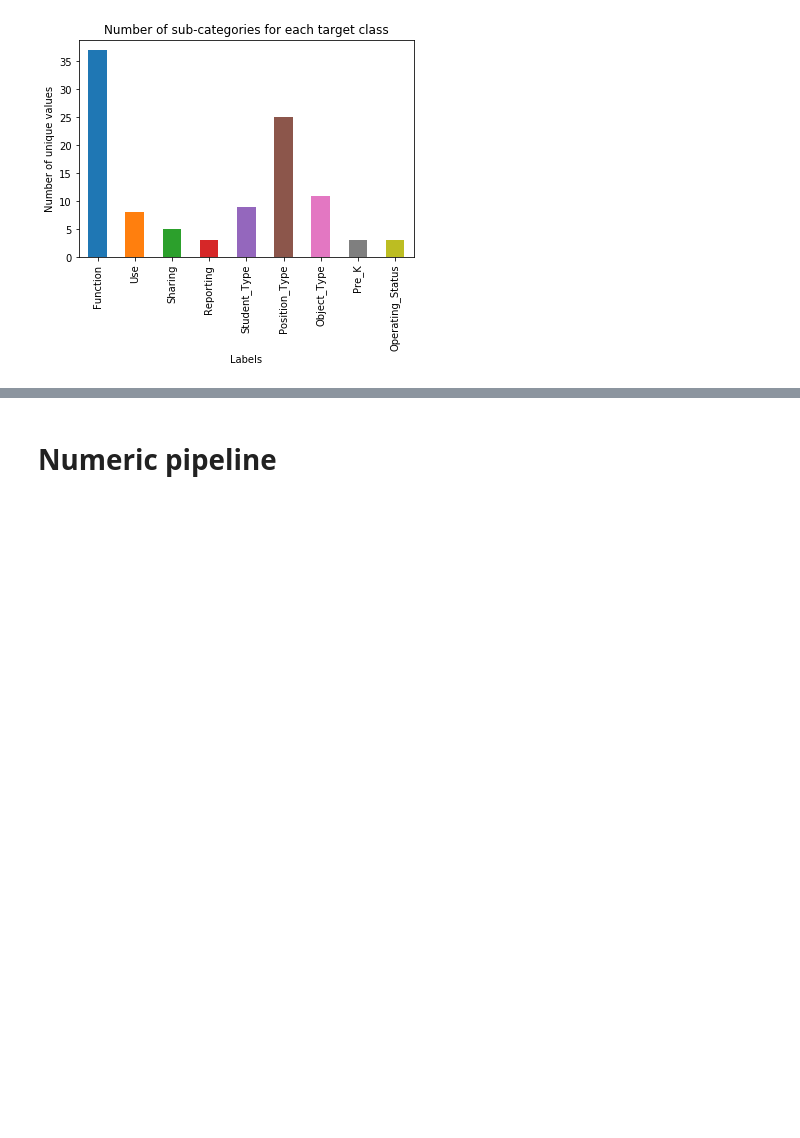
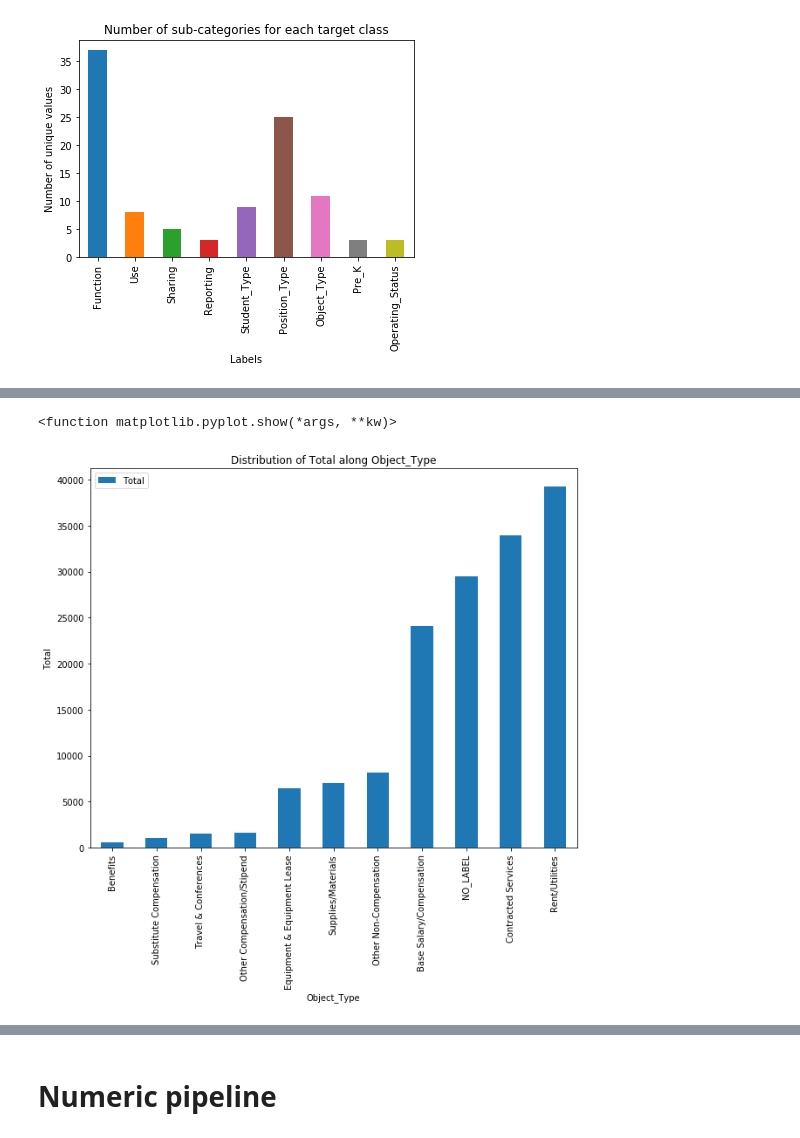
Before and after one commit to ayeshabhimdi/education-reboot, a Jupyter notebook: project/Reboot_Classifying Budgets.ipynb, the cells around one changed output, grey strips where cells are left out. Saved outputs shown, nothing was run; the diff lists cells and outputs as text; code cells hidden in the pictures; blank space fills up the shorter version.

```diff
--- a/project/Reboot_Classifying Budgets.ipynb
+++ b/project/Reboot_Classifying Budgets.ipynb
@@ -165,0 +276,9 @@ plt.show()
+# %%
+average_total=train[['Total', 'Object_Type']].groupby(['Object_Type'], as_index = True).mean().sort_values(by = 'Total')
+average_total.plot.bar(figsize = (10,8))
+plt.title('Distribution of Total along Object_Type')
+plt.ylabel('Total')
+plt.show
+# %% [output]
+<function matplotlib.pyplot.show(*args, **kw)>
+[figure, added]
```
Also changed, not shown: parts of 14 cells of this notebook.
